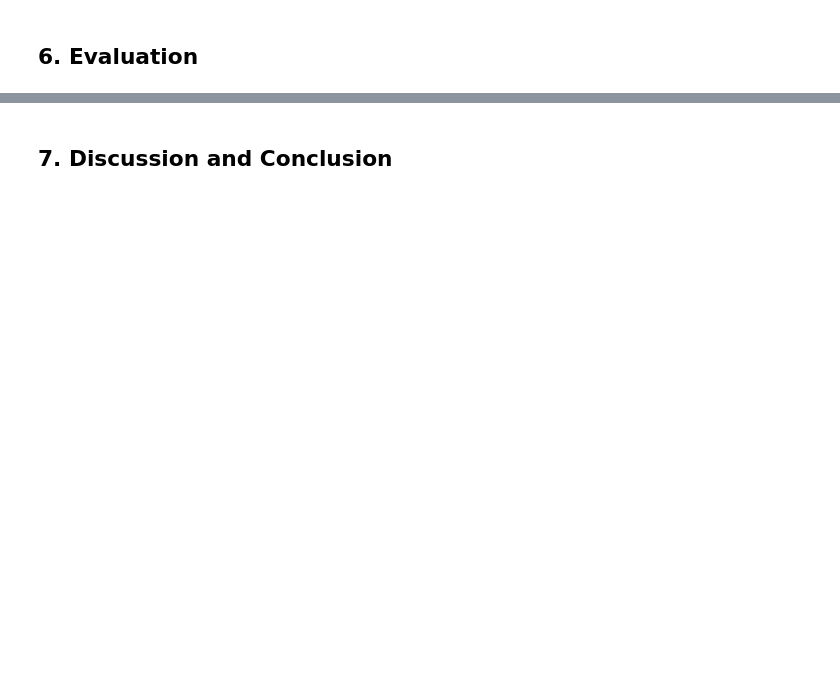
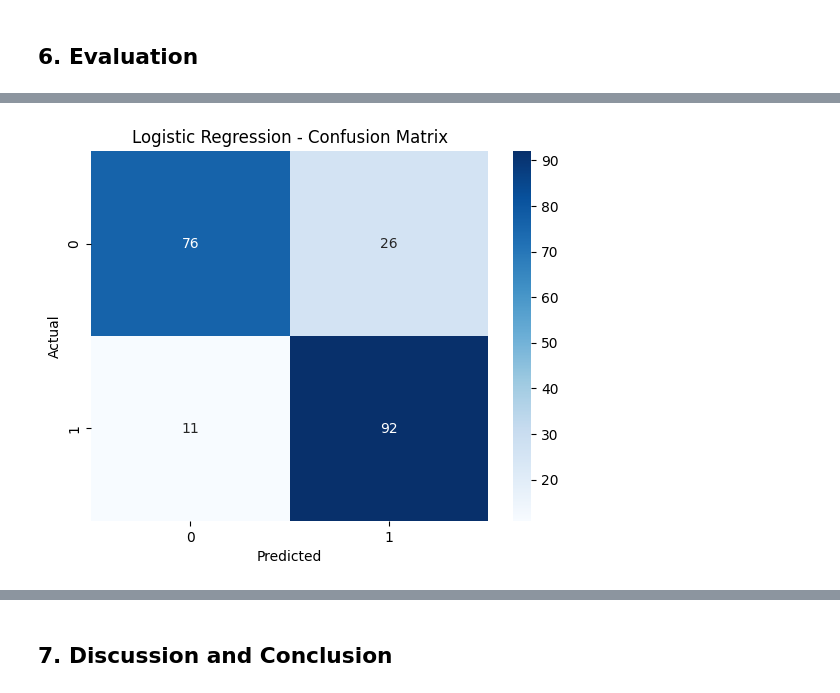
Before and after one commit to TORlN/ML-Final-Project, a Jupyter notebook: Final_Project.ipynb, the cells around one changed output, grey strips where cells are left out. Saved outputs shown, nothing was run; the diff lists cells and outputs as text; code cells hidden in the pictures; blank space fills up the shorter version.

```diff
--- a/Final_Project.ipynb
+++ b/Final_Project.ipynb
@@ -341,0 +368,7 @@ Encoded columns: ['age', 'trestbps', 'chol', 'thalach', 'oldpeak', 'sex_1', 'cp_
+# %%
+
+log_reg = LogisticRegression()
+log_reg.fit(X_train, y_train)
+
+rf = RandomForestClassifier()
+rf.fit(X_train, y_train)
@@ -343,0 +405,9 @@ Encoded columns: ['age', 'trestbps', 'chol', 'thalach', 'oldpeak', 'sex_1', 'cp_
+# %%
+cm = confusion_matrix(y_test, log_reg.predict(X_test))
+sns.heatmap(cm, annot=True, cmap="Blues", fmt='d')
+plt.title("Logistic Regression - Confusion Matrix")
+plt.xlabel("Predicted")
+plt.ylabel("Actual")
+plt.show()
+# %% [output]
+[figure, added]
```
Also changed, not shown: parts of 19 cells of this notebook.
